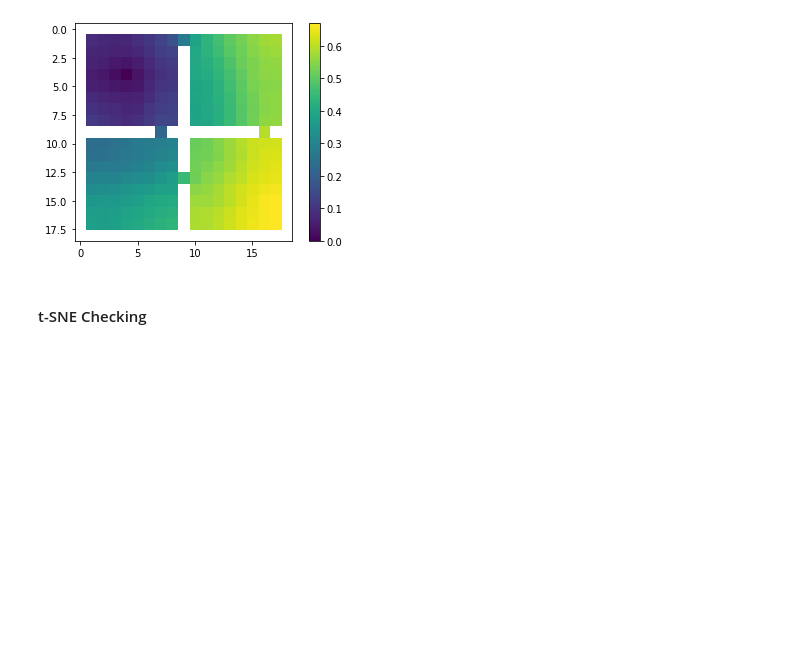
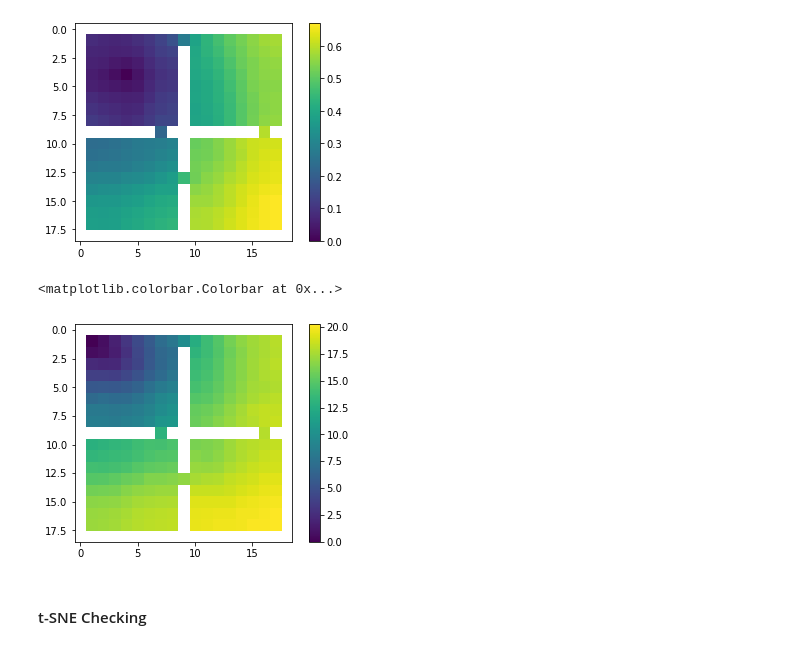
Before and after one commit to 2016choang/sfl, a Jupyter notebook: playground/DSR-exploration.ipynb, the cells around one changed output. Drawn from its saved outputs; the diff is of its cells as text; code cells hidden in the pictures; blank space fills up the shorter version.

```diff
--- a/playground/DSR-exploration.ipynb
+++ b/playground/DSR-exploration.ipynb
@@ -254,6 +246,13 @@ plt.colorbar()
 # %% [output]
 <matplotlib.colorbar.Colorbar at 0x...>
 [figure]
+# %%
+dsr, dsr_heatmap = visualize_dsr('../experiments/successor-data/20200404-run0-200k.pt', (1, 1), -1, True)
+plt.imshow(dsr_heatmap)
+plt.colorbar()
+# %% [output]
+<matplotlib.colorbar.Colorbar at 0x...>
+[figure, added]
 # %% [markdown]
 #### t-SNE Checking
 # %%
```
Also changed, not shown: parts of 4 cells of this notebook, 32 other files.
